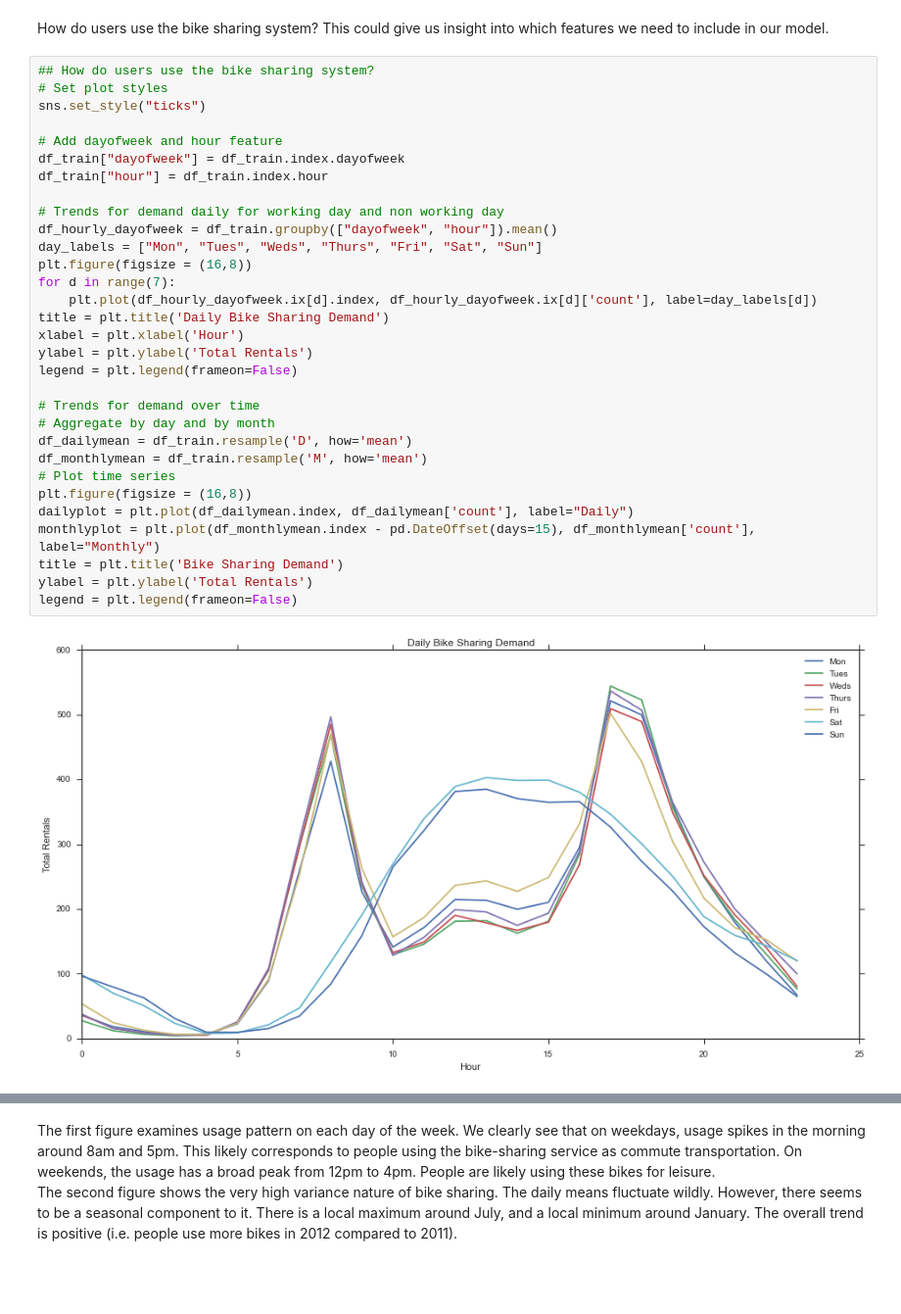
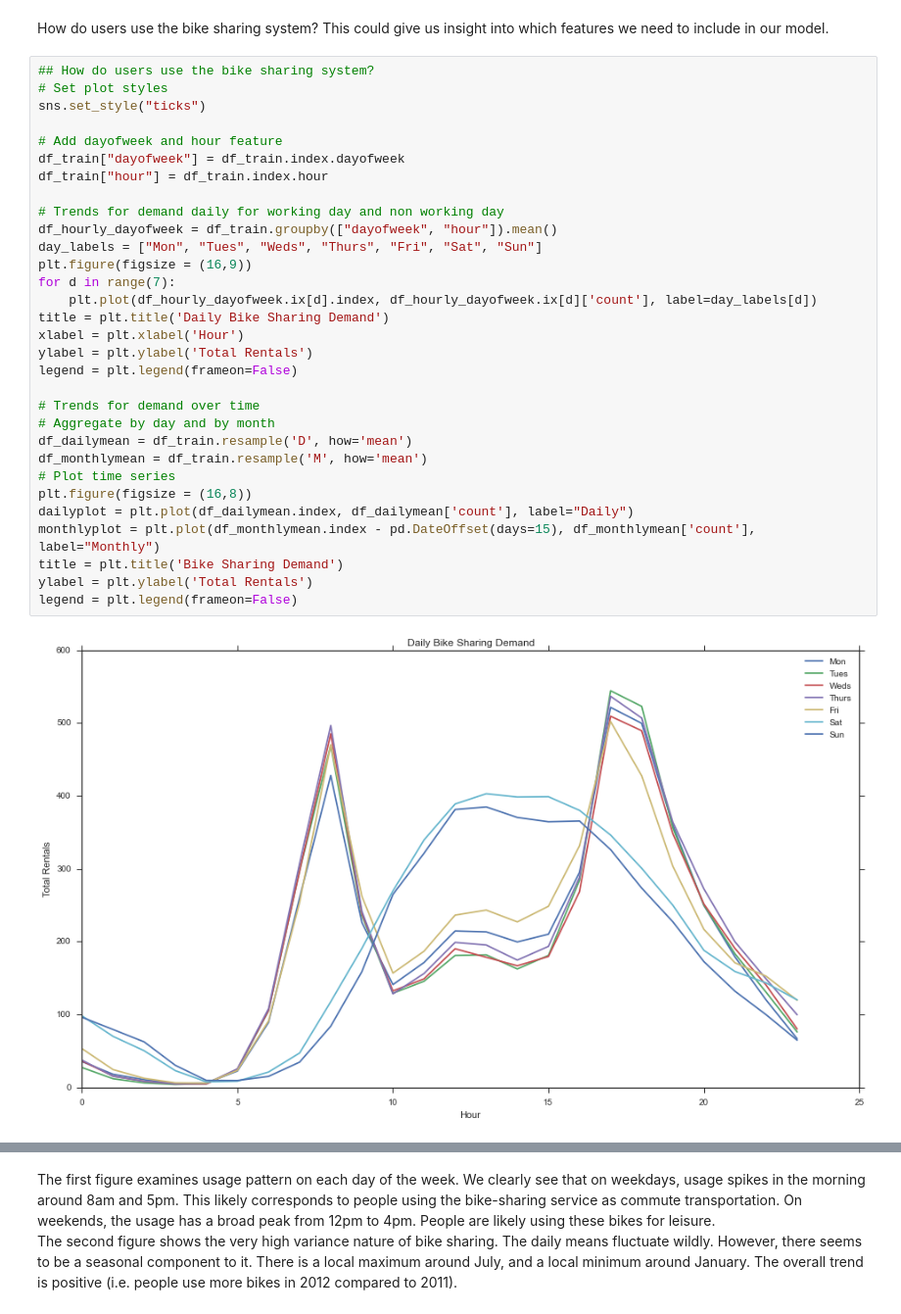
Before and after one commit to KonniamChan/ML_Projects_W207, a Jupyter notebook: project_bikesharing.ipynb, the cells around one changed output, grey strips where cells are left out. Shown at 98% size. Cells and saved outputs as stored; diff of their text form; blank space fills up the shorter version.

```diff
--- a/project_bikesharing.ipynb
+++ b/project_bikesharing.ipynb
@@ -161,35 +161,35 @@ How do users use the bike sharing system? This could give us insight into which
 ## How do users use the bike sharing system?
 # Set plot styles
 sns.set_style("ticks")
 
 # Add dayofweek and hour feature
 df_train["dayofweek"] = df_train.index.dayofweek
 df_train["hour"] = df_train.index.hour
 
 # Trends for demand daily for working day and non working day
 df_hourly_dayofweek = df_train.groupby(["dayofweek", "hour"]).mean()
 day_labels = ["Mon", "Tues", "Weds", "Thurs", "Fri", "Sat", "Sun"]
-plt.figure(figsize = (16,8))
+plt.figure(figsize = (16,9))
 for d in range(7):
     plt.plot(df_hourly_dayofweek.ix[d].index, df_hourly_dayofweek.ix[d]['count'], label=day_labels[d])
 title = plt.title('Daily Bike Sharing Demand')
 xlabel = plt.xlabel('Hour')
 ylabel = plt.ylabel('Total Rentals')
 legend = plt.legend(frameon=False)
 
 # Trends for demand over time
 # Aggregate by day and by month
 df_dailymean = df_train.resample('D', how='mean')
 df_monthlymean = df_train.resample('M', how='mean')
 # Plot time series
 plt.figure(figsize = (16,8))
 dailyplot = plt.plot(df_dailymean.index, df_dailymean['count'], label="Daily")
 monthlyplot = plt.plot(df_monthlymean.index - pd.DateOffset(days=15), df_monthlymean['count'], label="Monthly")
 title = plt.title('Bike Sharing Demand')
 ylabel = plt.ylabel('Total Rentals')
 legend = plt.legend(frameon=False)
 # %% [output]
-[figure, old version]
+[figure, new version]
 [figure]
 # %% [markdown]
 The first figure examines usage pattern on each day of the week. We clearly see that on weekdays, usage spikes in the morning around 8am and 5pm. This likely corresponds to people using the bike-sharing service as commute transportation. On weekends, the usage has a broad peak from 12pm to 4pm. People are likely using these bikes for leisure.
```
Also changed, not shown: parts of 24 cells of this notebook.
